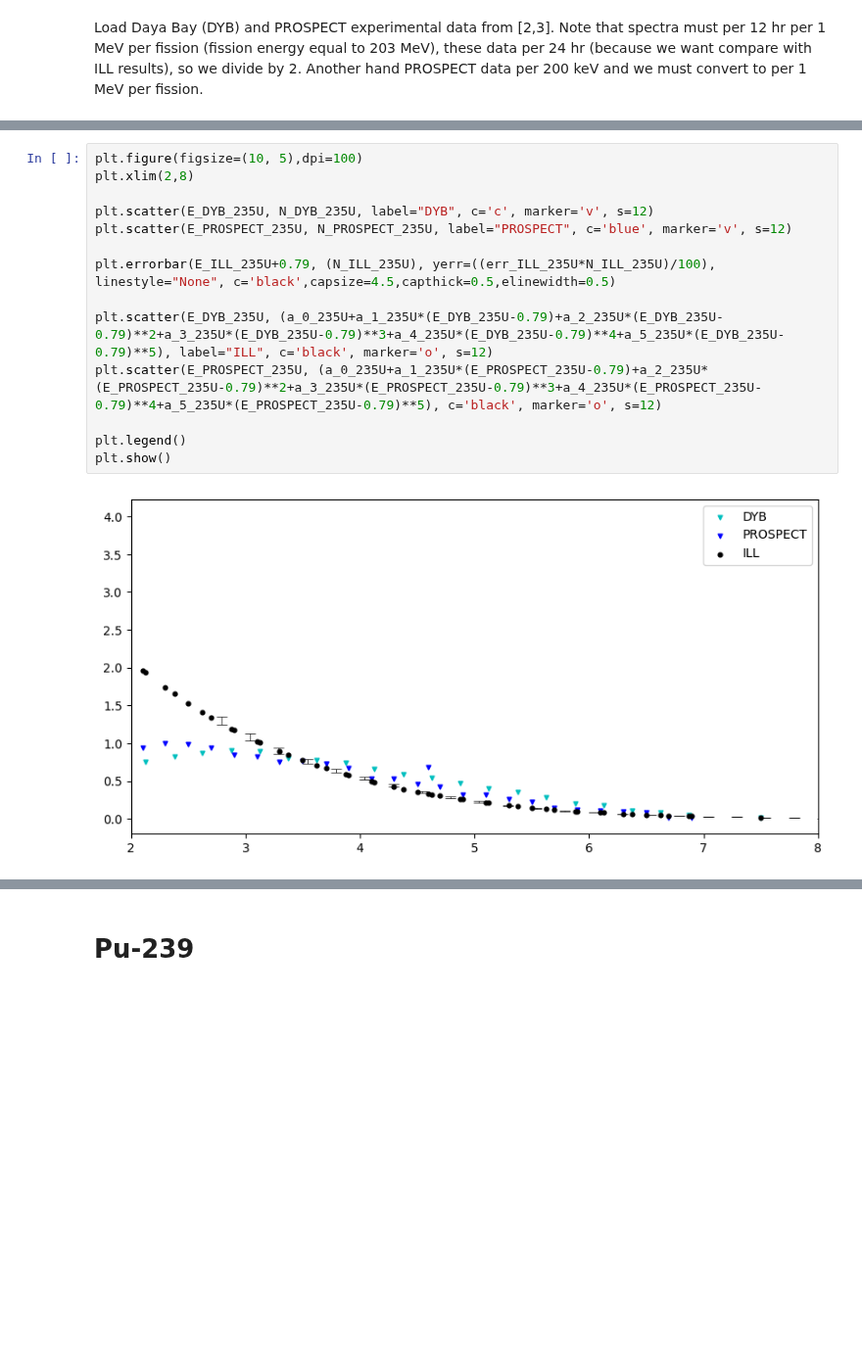
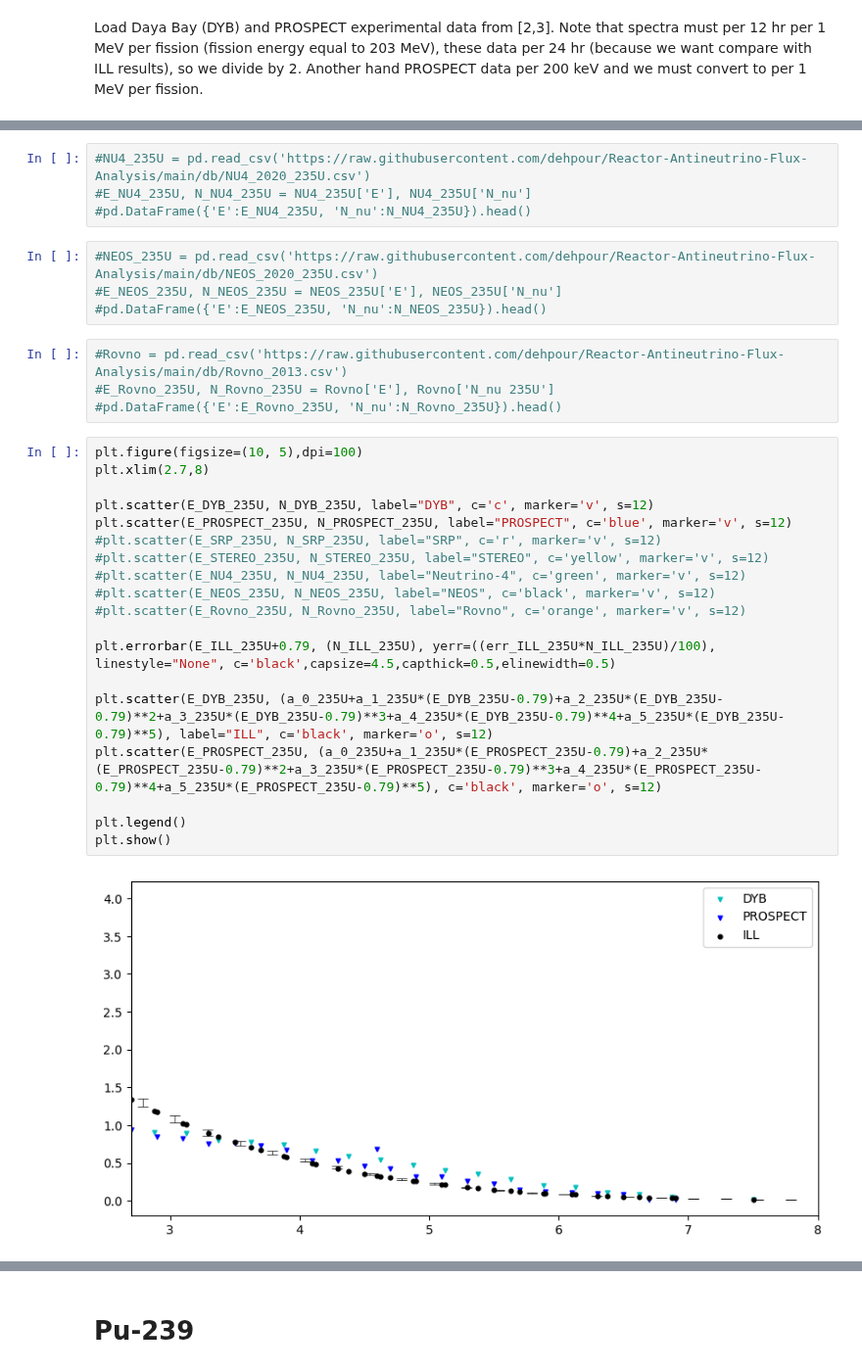
Before and after one commit to dehpour/Reactor-Antineutrino-Flux-Analysis, a Jupyter notebook: ILL's Phenomenological Model Predicted Antineutrino Flux Compare with Recently Observations.ipynb, the cells around one changed output, grey strips where cells are left out. Shown at 98% size. Drawn from its saved outputs; the diff is of its cells as text; blank space fills up the shorter version.

```diff
--- a/ILL's Phenomenological Model Predicted Antineutrino Flux Compare with Recently Observations.ipynb
+++ b/ILL's Phenomenological Model Predicted Antineutrino Flux Compare with Recently Observations.ipynb
@@ -46,18 +68,35 @@ E_PROSPECT_235U, N_PROSPECT_235U = PROSPECT_235U['E'], ((202.36*1000)/200)*PROSP
+# %%
+#NU4_235U = pd.read_csv('https://raw.githubusercontent.com/dehpour/Reactor-Antineutrino-Flux-Analysis/main/db/NU4_2020_235U.csv')
+#E_NU4_235U, N_NU4_235U = NU4_235U['E'], NU4_235U['N_nu']
+#pd.DataFrame({'E':E_NU4_235U, 'N_nu':N_NU4_235U}).head()
+# %%
+#NEOS_235U = pd.read_csv('https://raw.githubusercontent.com/dehpour/Reactor-Antineutrino-Flux-Analysis/main/db/NEOS_2020_235U.csv')
+#E_NEOS_235U, N_NEOS_235U = NEOS_235U['E'], NEOS_235U['N_nu']
+#pd.DataFrame({'E':E_NEOS_235U, 'N_nu':N_NEOS_235U}).head()
+# %%
+#Rovno = pd.read_csv('https://raw.githubusercontent.com/dehpour/Reactor-Antineutrino-Flux-Analysis/main/db/Rovno_2013.csv')
+#E_Rovno_235U, N_Rovno_235U = Rovno['E'], Rovno['N_nu 235U']
+#pd.DataFrame({'E':E_Rovno_235U, 'N_nu':N_Rovno_235U}).head()
 # %%
 plt.figure(figsize=(10, 5),dpi=100)
-plt.xlim(2,8)
+plt.xlim(2.7,8)
 
 plt.scatter(E_DYB_235U, N_DYB_235U, label="DYB", c='c', marker='v', s=12)
 plt.scatter(E_PROSPECT_235U, N_PROSPECT_235U, label="PROSPECT", c='blue', marker='v', s=12)
+#plt.scatter(E_SRP_235U, N_SRP_235U, label="SRP", c='r', marker='v', s=12)
+#plt.scatter(E_STEREO_235U, N_STEREO_235U, label="STEREO", c='yellow', marker='v', s=12)
+#plt.scatter(E_NU4_235U, N_NU4_235U, label="Neutrino-4", c='green', marker='v', s=12)
+#plt.scatter(E_NEOS_235U, N_NEOS_235U, label="NEOS", c='black', marker='v', s=12)
+#plt.scatter(E_Rovno_235U, N_Rovno_235U, label="Rovno", c='orange', marker='v', s=12)
 
 plt.errorbar(E_ILL_235U+0.79, (N_ILL_235U), yerr=((err_ILL_235U*N_ILL_235U)/100), linestyle="None", c='black',capsize=4.5,capthick=0.5,elinewidth=0.5)
 
 plt.scatter(E_DYB_235U, (a_0_235U+a_1_235U*(E_DYB_235U-0.79)+a_2_235U*(E_DYB_235U-0.79)**2+a_3_235U*(E_DYB_235U-0.79)**3+a_4_235U*(E_DYB_235U-0.79)**4+a_5_235U*(E_DYB_235U-0.79)**5), label="ILL", c='black', marker='o', s=12)
 plt.scatter(E_PROSPECT_235U, (a_0_235U+a_1_235U*(E_PROSPECT_235U-0.79)+a_2_235U*(E_PROSPECT_235U-0.79)**2+a_3_235U*(E_PROSPECT_235U-0.79)**3+a_4_235U*(E_PROSPECT_235U-0.79)**4+a_5_235U*(E_PROSPECT_235U-0.79)**5), c='black', marker='o', s=12)
 
 plt.legend()
 plt.show()
 # %% [output]
-[figure, old version]
+[figure, new version]
 # %%
 plt.figure(figsize=(10, 5),dpi=100)
```
Also changed, not shown: parts of 11 cells of this notebook.
